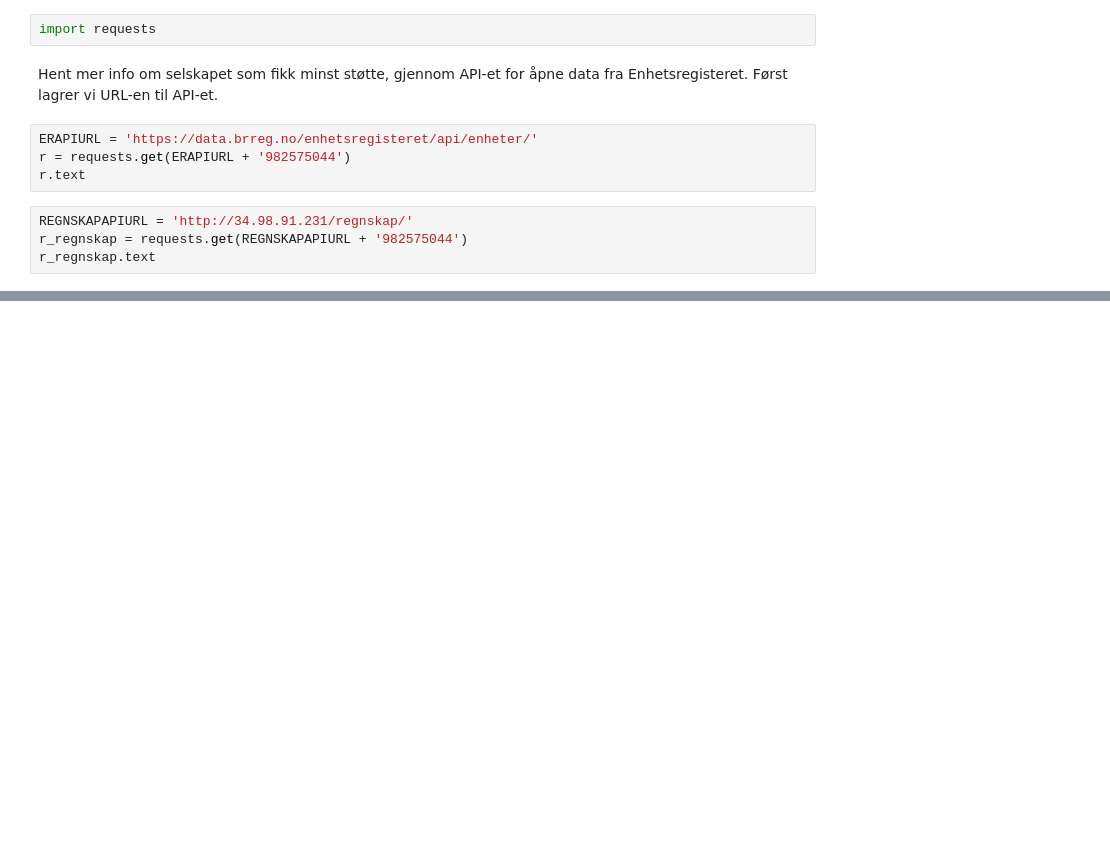
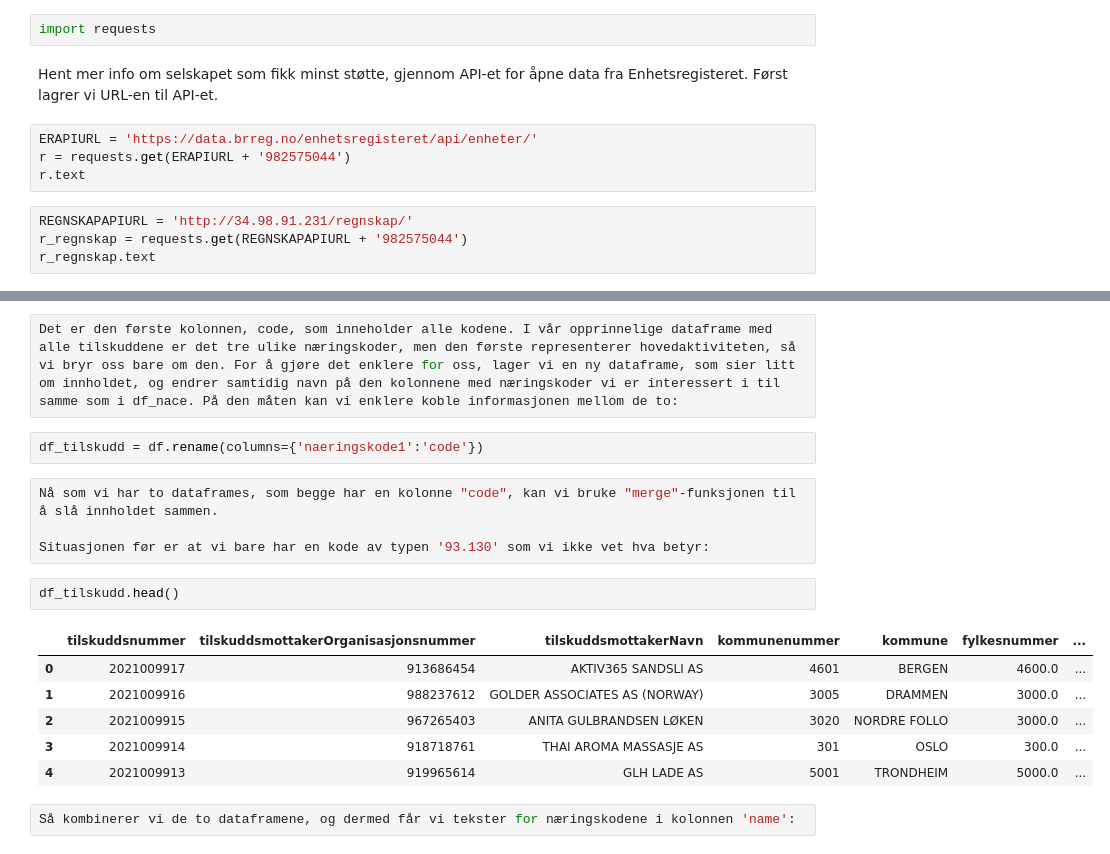
Before and after one commit to brreg/analyserKompordningenMedPython, a Jupyter notebook: kompordningen.ipynb, the cells around one changed output, grey strips where cells are left out. Drawn from its saved outputs; the diff is of its cells as text; blank space fills up the shorter version.

```diff
--- a/kompordningen.ipynb
+++ b/kompordningen.ipynb
@@ -66,0 +213,19 @@ r_regnskap.text
+# %%
+Det er den første kolonnen, code, som inneholder alle kodene. I vår opprinnelige dataframe med alle tilskuddene er det tre ulike næringskoder, men den første representerer hovedaktiviteten, så vi bryr oss bare om den. For å gjøre det enklere for oss, lager vi en ny dataframe, som sier litt om innholdet, og endrer samtidig navn på den kolonnene med næringskoder vi er interessert i til samme som i df_nace. På den måten kan vi enklere koble informasjonen mellom de to:
+# %%
+df_tilskudd = df.rename(columns={'naeringskode1':'code'})
+# %%
+Nå som vi har to dataframes, som begge har en kolonne "code", kan vi bruke "merge"-funksjonen til å slå innholdet sammen.
+
+Situasjonen før er at vi bare har en kode av typen '93.130' som vi ikke vet hva betyr:
+# %%
+df_tilskudd.head()
+# %% [output]
+|  | tilskuddsnummer | tilskuddsmottakerOrganisasjonsnummer | tilskuddsmottakerNavn | kommunenummer | kommune | fylkesnummer | ... |
+| 0 | 2021009917 | 913686454 | AKTIV365 SANDSLI AS | 4601 | BERGEN | 4600.0 | ... |
+| 1 | 2021009916 | 988237612 | GOLDER ASSOCIATES AS (NORWAY) | 3005 | DRAMMEN | 3000.0 | ... |
+| 2 | 2021009915 | 967265403 | ANITA GULBRANDSEN LØKEN | 3020 | NORDRE FOLLO | 3000.0 | ... |
+| 3 | 2021009914 | 918718761 | THAI AROMA MASSASJE AS | 301 | OSLO | 300.0 | ... |
+| 4 | 2021009913 | 919965614 | GLH LADE AS | 5001 | TRONDHEIM | 5000.0 | ... |
+# %%
+Så kombinerer vi de to dataframene, og dermed får vi tekster for næringskodene i kolonnen 'name':
```
Also changed, not shown: parts of 26 cells of this notebook, 1 other file.
